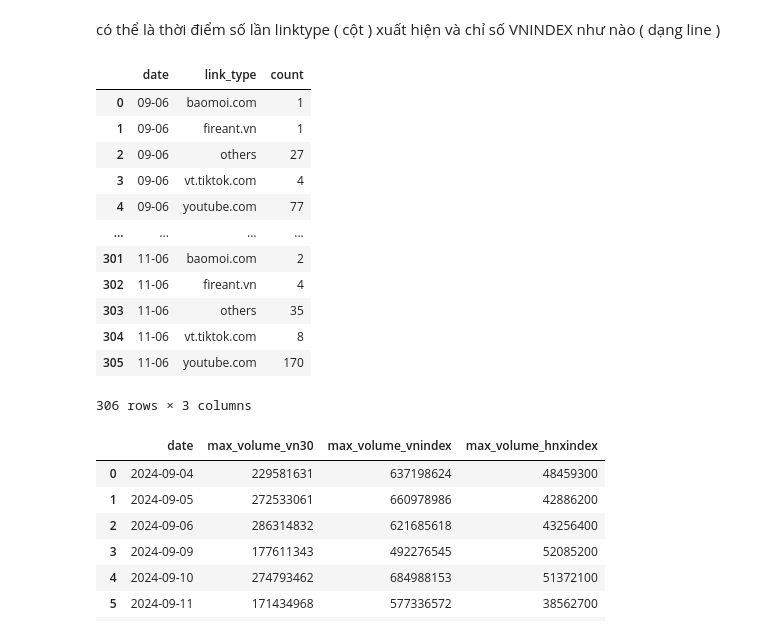
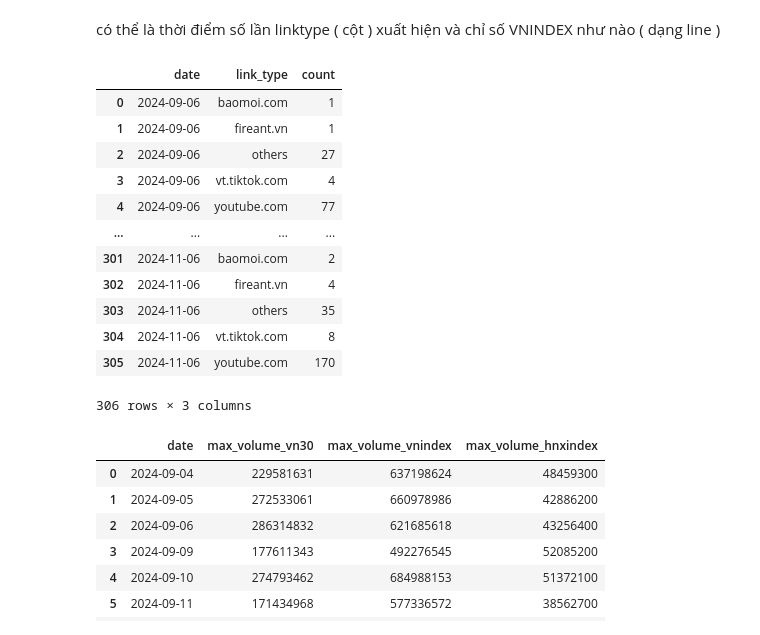
Before and after one commit to Legend0fHell/ait2006-data-processing-final, a Jupyter notebook: article_analyze.ipynb, the cells around one changed output. Saved outputs shown, nothing was run; the diff lists cells and outputs as text; code cells hidden in the pictures.

```diff
--- a/article_analyze.ipynb
+++ b/article_analyze.ipynb
@@ -233,28 +233,28 @@ có thể là thời điểm số lần linktype ( cột ) xuất hiện và ch
 # %%
 # Chuyển đổi cột 'date' sang định dạng datetime
 links_df['date'] = pd.to_datetime(links_df['date'], format='ISO8601')
 
 # Tôi cần 1 df biểu diễn số lần link_type xuất hiện theo ngày
 link_type_counts_by_date = links_df.groupby([pd.Grouper(key='date', freq='D'), 'link_type']).size().reset_index()
 link_type_counts_by_date.columns = ['date', 'link_type', 'count']
 
 # Định dạng lại cột 'date'
-link_type_counts_by_date['date'] = link_type_counts_by_date['date'].dt.strftime('%m-%d')
+link_type_counts_by_date['date'] = link_type_counts_by_date['date'].dt.strftime('%Y-%m-%d')
 
 link_type_counts_by_date
 # %% [output]
 |  | date | link_type | count |
-| 0 | 09-06 | baomoi.com | 1 |
-| 1 | 09-06 | fireant.vn | 1 |
-| 2 | 09-06 | others | 27 |
-| 3 | 09-06 | vt.tiktok.com | 4 |
-| 4 | 09-06 | youtube.com | 77 |
+| 0 | 2024-09-06 | baomoi.com | 1 |
+| 1 | 2024-09-06 | fireant.vn | 1 |
+| 2 | 2024-09-06 | others | 27 |
+| 3 | 2024-09-06 | vt.tiktok.com | 4 |
+| 4 | 2024-09-06 | youtube.com | 77 |
 | ... | ... | ... | ... |
-| 301 | 11-06 | baomoi.com | 2 |
-| 302 | 11-06 | fireant.vn | 4 |
-| 303 | 11-06 | others | 35 |
-| 304 | 11-06 | vt.tiktok.com | 8 |
-| 305 | 11-06 | youtube.com | 170 |
+| 301 | 2024-11-06 | baomoi.com | 2 |
+| 302 | 2024-11-06 | fireant.vn | 4 |
+| 303 | 2024-11-06 | others | 35 |
+| 304 | 2024-11-06 | vt.tiktok.com | 8 |
+| 305 | 2024-11-06 | youtube.com | 170 |
 306 rows × 3 columns
 # %%
 # Đọc dữ liệu từ csv trong folder price
```
Also changed, not shown: parts of 13 cells of this notebook.
